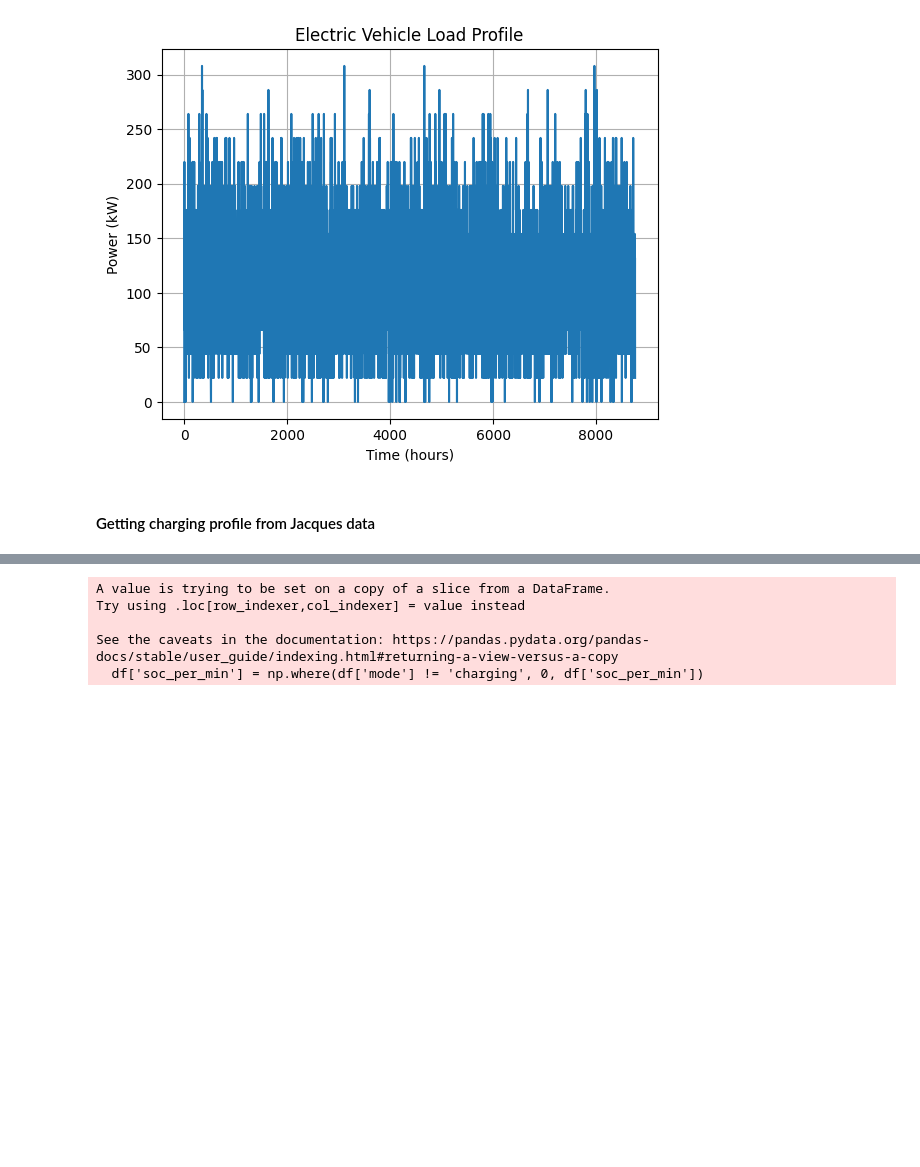
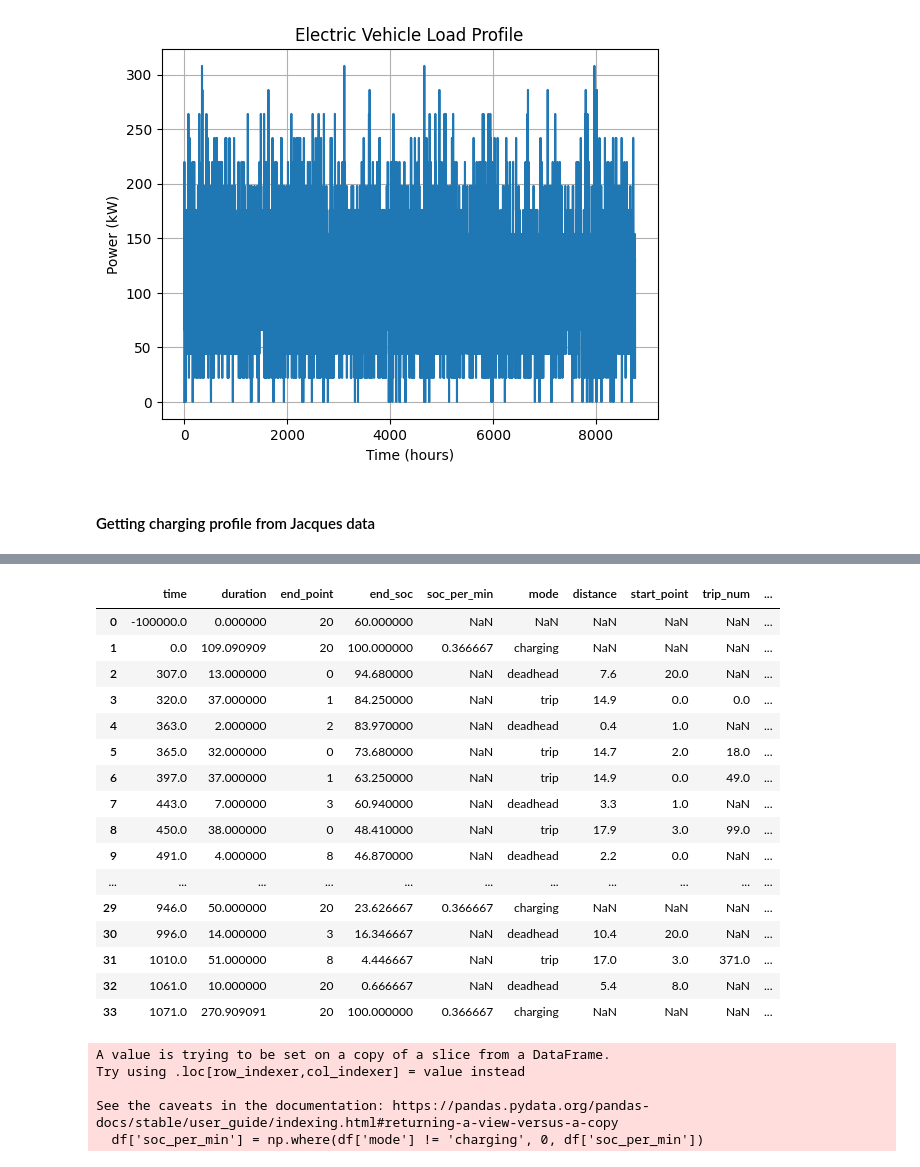
Before and after one commit to ChullEPG/solar_storage_sizing_optimization, a Jupyter notebook: run_model.ipynb, the cells around one changed output, grey strips where cells are left out. Drawn from its saved outputs; the diff is of its cells as text; code cells hidden in the pictures; blank space fills up the shorter version.

```diff
--- a/run_model.ipynb
+++ b/run_model.ipynb
@@ -126,3 +185,28 @@ def process_charging_profile(json_path, title, save_filename):
+# %%
+mon_fri_json_path = 'data/mon_to_fri_440.json'
+mon_fri_title = 'Mon-Fri Charging Profile'
+mon_fri_save_filename = 'mon_fri_charge_profile.png'
+data = read_json(mon_fri_json_path)
+vehicle_data = {key: retrieve_all_vehicle_data(data[key]) for key in data}
+vehicle_data['0']
+# %% [output]
+|  | time | duration | end_point | end_soc | soc_per_min | mode | distance | start_point | trip_num | ... |
+| 0 | -100000.0 | 0.000000 | 20 | 60.000000 | NaN | NaN | NaN | NaN | NaN | ... |
+| 1 | 0.0 | 109.090909 | 20 | 100.000000 | 0.366667 | charging | NaN | NaN | NaN | ... |
+| 2 | 307.0 | 13.000000 | 0 | 94.680000 | NaN | deadhead | 7.6 | 20.0 | NaN | ... |
+| 3 | 320.0 | 37.000000 | 1 | 84.250000 | NaN | trip | 14.9 | 0.0 | 0.0 | ... |
+| 4 | 363.0 | 2.000000 | 2 | 83.970000 | NaN | deadhead | 0.4 | 1.0 | NaN | ... |
+| 5 | 365.0 | 32.000000 | 0 | 73.680000 | NaN | trip | 14.7 | 2.0 | 18.0 | ... |
+| 6 | 397.0 | 37.000000 | 1 | 63.250000 | NaN | trip | 14.9 | 0.0 | 49.0 | ... |
+| 7 | 443.0 | 7.000000 | 3 | 60.940000 | NaN | deadhead | 3.3 | 1.0 | NaN | ... |
+| 8 | 450.0 | 38.000000 | 0 | 48.410000 | NaN | trip | 17.9 | 3.0 | 99.0 | ... |
+| 9 | 491.0 | 4.000000 | 8 | 46.870000 | NaN | deadhead | 2.2 | 0.0 | NaN | ... |
+| ... | ... | ... | ... | ... | ... | ... | ... | ... | ... | ... |
+| 29 | 946.0 | 50.000000 | 20 | 23.626667 | 0.366667 | charging | NaN | NaN | NaN | ... |
+| 30 | 996.0 | 14.000000 | 3 | 16.346667 | NaN | deadhead | 10.4 | 20.0 | NaN | ... |
+| 31 | 1010.0 | 51.000000 | 8 | 4.446667 | NaN | trip | 17.0 | 3.0 | 371.0 | ... |
+| 32 | 1061.0 | 10.000000 | 20 | 0.666667 | NaN | deadhead | 5.4 | 8.0 | NaN | ... |
+| 33 | 1071.0 | 270.909091 | 20 | 100.000000 | 0.366667 | charging | NaN | NaN | NaN | ... |
 # %%
 START_OF_OPERATIONS = 300 # 5am
 
```
Also changed, not shown: parts of 24 cells of this notebook, 8 other files.
